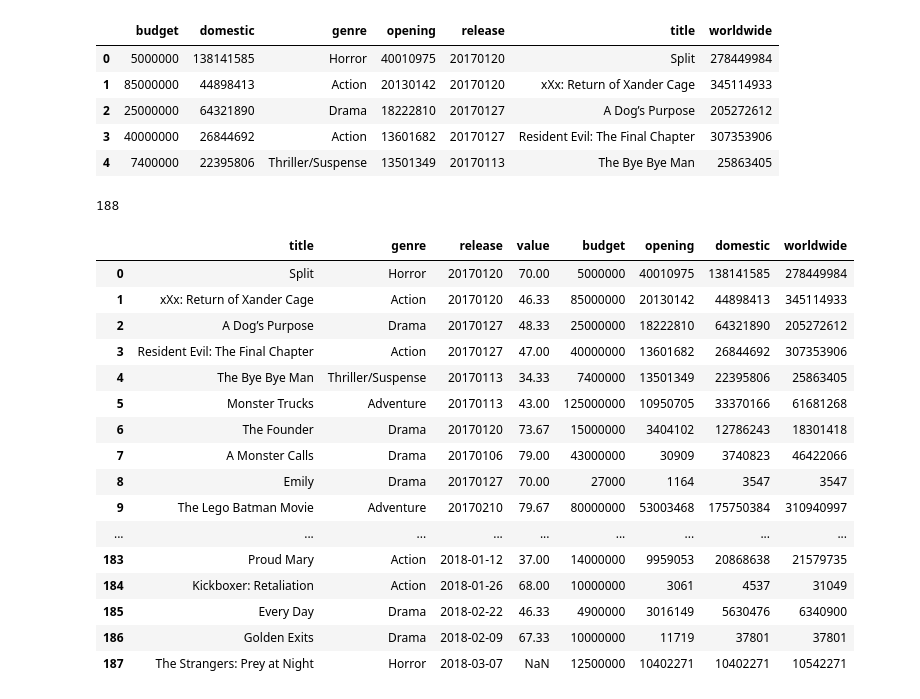
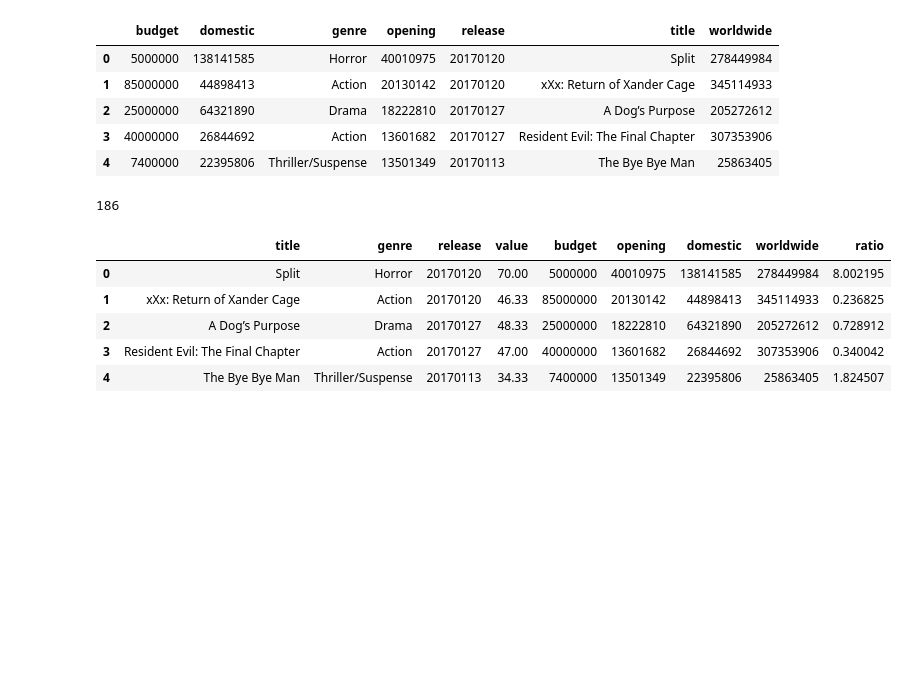
Before and after one commit to Jayleh/dream-reapers, a Jupyter notebook: grabmoviedata.ipynb, the cells around one changed output. Drawn from its saved outputs; the diff is of its cells as text; code cells hidden in the pictures; blank space fills up the shorter version.

```diff
--- a/grabmoviedata.ipynb
+++ b/grabmoviedata.ipynb
@@ -196,6 +196,7 @@ for index, row in budgetDF.iterrows():
 
 for index, row in addbudgetDF.iterrows():
     release = row['release']
+    release = release.replace('-','')
     title = row['title']
     genre = row['genre']
     budget = row['budget']
@@ -228,6 +229,7 @@ for index, row in moviesDF.iterrows():
     opening = row['opening']
     domestic = row['domestic']
     worldwide = row['worldwide']
+    rbratio = opening/budget
     omdbURL = omdb1 + title + omdb2 + omdbapi
 #     print (omdbURL)
     ratingJSON = requests.get(omdbURL).json()
@@ -240,51 +242,42 @@ for index, row in moviesDF.iterrows():
         for x in np.arange(len(ratingJSON)):
             value = ratingJSON[x]['Value']
             ratings.append(value)
 #         print (ratings)
         for number in ratings:
 #             print (number)
 #             print (number.replace("'",""))
             numbers = number.replace("'","")
 #             print (numbers)
             numbers = numbers.replace("/100","")
             numbers = numbers.replace("/10","")
             numbers = numbers.replace(".","")
             numbers = numbers.replace("%","")
             finalRatings.append(int(numbers))
     except:
         finalRatings = 0
     try:
         avgRating = np.mean(finalRatings).round(2)
 #         print (avgRating)
     except:
         avgRating = 0
 
     moviesFinalDict = {"release": release, "title":title, "genre":genre, "budget":budget,
-                      "opening":opening, "domestic":domestic, "worldwide":worldwide, "value": avgRating}
+                      "opening":opening, "ratio":rbratio, "domestic":domestic,
+                       "worldwide":worldwide, "value": avgRating}
     moviesFinal.append(moviesFinalDict)
 moviesFinalDF = pd.DataFrame(moviesFinal)
 
-moviesFinalDF = moviesFinalDF[['title','genre','release','value','budget','opening','domestic','worldwide']]
+moviesFinalDF = moviesFinalDF[['title','genre','release','value','budget','opening','domestic','worldwide', 'ratio']]
+moviesFinalDF = moviesFinalDF.dropna(how='any')
 
 moviesFinalDF.to_csv('moviesFinal.csv', encoding='utf-8', index=False)
 print (len(moviesFinalDF))
-moviesFinalDF
+moviesFinalDF.head()
 # %% [output]
-188
+186
-|  | title | genre | release | value | budget | opening | domestic | worldwide |
-| 0 | Split | Horror | 20170120 | 70.00 | 5000000 | 40010975 | 138141585 | 278449984 |
-| 1 | xXx: Return of Xander Cage | Action | 20170120 | 46.33 | 85000000 | 20130142 | 44898413 | 345114933 |
-| 2 | A Dog’s Purpose | Drama | 20170127 | 48.33 | 25000000 | 18222810 | 64321890 | 205272612 |
-| 3 | Resident Evil: The Final Chapter | Action | 20170127 | 47.00 | 40000000 | 13601682 | 26844692 | 307353906 |
-| 4 | The Bye Bye Man | Thriller/Suspense | 20170113 | 34.33 | 7400000 | 13501349 | 22395806 | 25863405 |
-| 5 | Monster Trucks | Adventure | 20170113 | 43.00 | 125000000 | 10950705 | 33370166 | 61681268 |
-| 6 | The Founder | Drama | 20170120 | 73.67 | 15000000 | 3404102 | 12786243 | 18301418 |
-| 7 | A Monster Calls | Drama | 20170106 | 79.00 | 43000000 | 30909 | 3740823 | 46422066 |
-| 8 | Emily | Drama | 20170127 | 70.00 | 27000 | 1164 | 3547 | 3547 |
-| 9 | The Lego Batman Movie | Adventure | 20170210 | 79.67 | 80000000 | 53003468 | 175750384 | 310940997 |
-| ... | ... | ... | ... | ... | ... | ... | ... | ... |
-| 183 | Proud Mary | Action | 2018-01-12 | 37.00 | 14000000 | 9959053 | 20868638 | 21579735 |
-| 184 | Kickboxer: Retaliation | Action | 2018-01-26 | 68.00 | 10000000 | 3061 | 4537 | 31049 |
-| 185 | Every Day | Drama | 2018-02-22 | 46.33 | 4900000 | 3016149 | 5630476 | 6340900 |
-| 186 | Golden Exits | Drama | 2018-02-09 | 67.33 | 10000000 | 11719 | 37801 | 37801 |
-| 187 | The Strangers: Prey at Night | Horror | 2018-03-07 | NaN | 12500000 | 10402271 | 10402271 | 10542271 |
+|  | title | genre | release | value | budget | opening | domestic | worldwide | ratio |
+| 0 | Split | Horror | 20170120 | 70.00 | 5000000 | 40010975 | 138141585 | 278449984 | 8.002195 |
+| 1 | xXx: Return of Xander Cage | Action | 20170120 | 46.33 | 85000000 | 20130142 | 44898413 | 345114933 | 0.236825 |
+| 2 | A Dog’s Purpose | Drama | 20170127 | 48.33 | 25000000 | 18222810 | 64321890 | 205272612 | 0.728912 |
+| 3 | Resident Evil: The Final Chapter | Action | 20170127 | 47.00 | 40000000 | 13601682 | 26844692 | 307353906 | 0.340042 |
+| 4 | The Bye Bye Man | Thriller/Suspense | 20170113 | 34.33 | 7400000 | 13501349 | 22395806 | 25863405 | 1.824507 |
```
Also changed, not shown: parts of 2 cells of this notebook, 1 other file.
